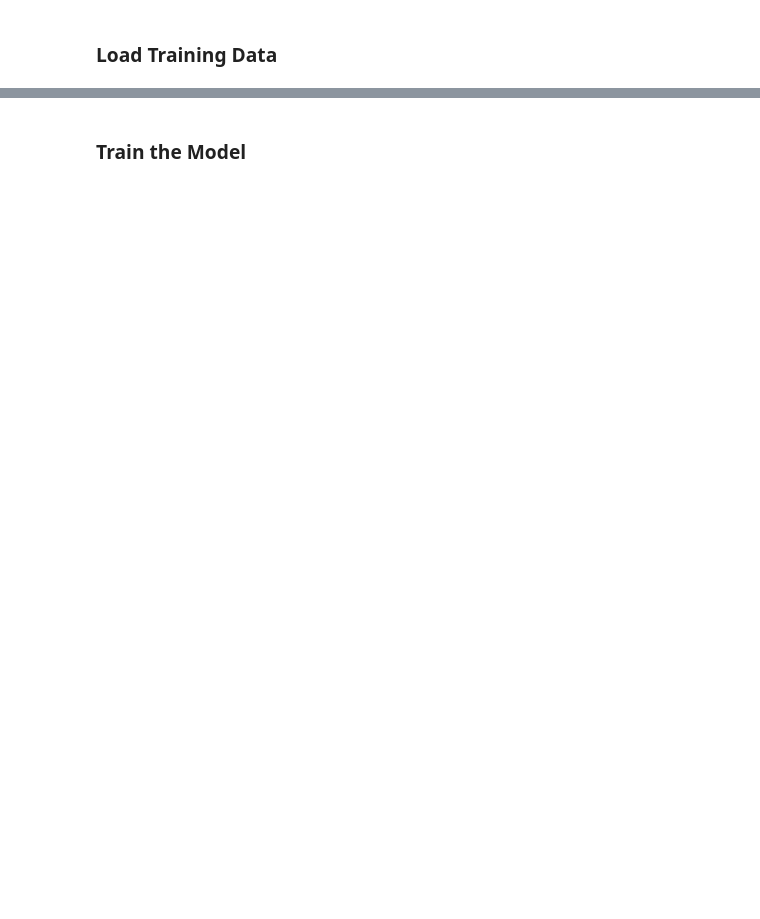
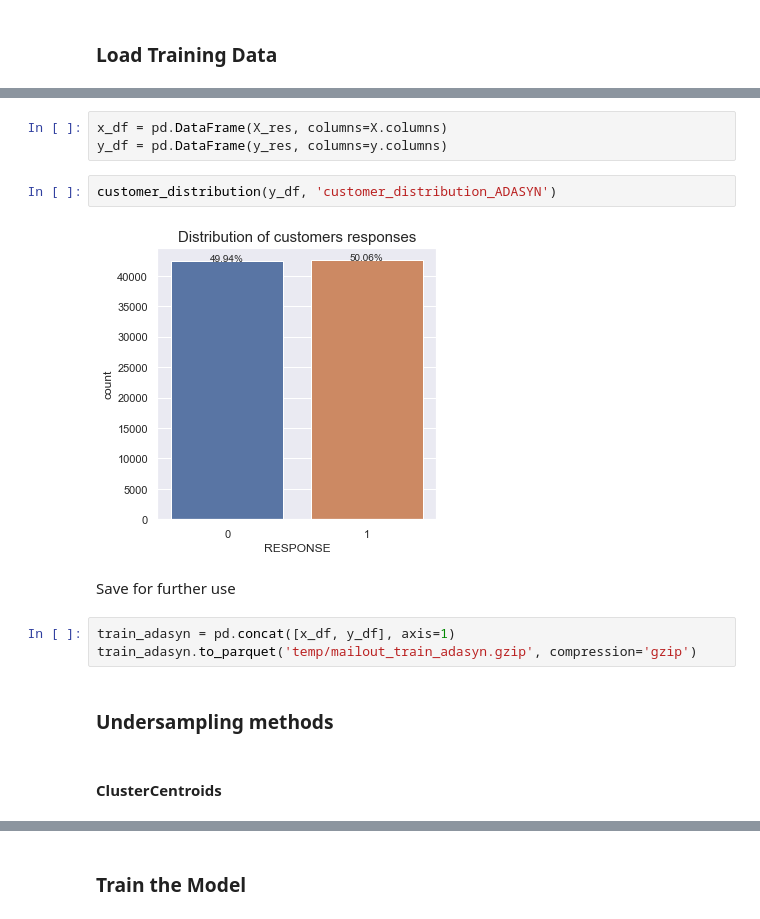
Before and after one commit to raduenuca/arvato_capstone_project, a Jupyter notebook: 3.Customer prediction.ipynb, the cells around one changed output, grey strips where cells are left out. Drawn from its saved outputs; the diff is of its cells as text; blank space fills up the shorter version.

```diff
--- a/3.Customer prediction.ipynb
+++ b/3.Customer prediction.ipynb
@@ -376,0 +391,16 @@ plt.show()
+# %%
+x_df = pd.DataFrame(X_res, columns=X.columns)
+y_df = pd.DataFrame(y_res, columns=y.columns)
+# %%
+customer_distribution(y_df, 'customer_distribution_ADASYN')
+# %% [output]
+[figure, added]
+# %% [markdown]
+Save for further use
+# %%
+train_adasyn = pd.concat([x_df, y_df], axis=1)
+train_adasyn.to_parquet('temp/mailout_train_adasyn.gzip', compression='gzip')
+# %% [markdown]
+### Undersampling methods
+# %% [markdown]
+#### ClusterCentroids
```
Also changed, not shown: parts of 89 cells of this notebook.
